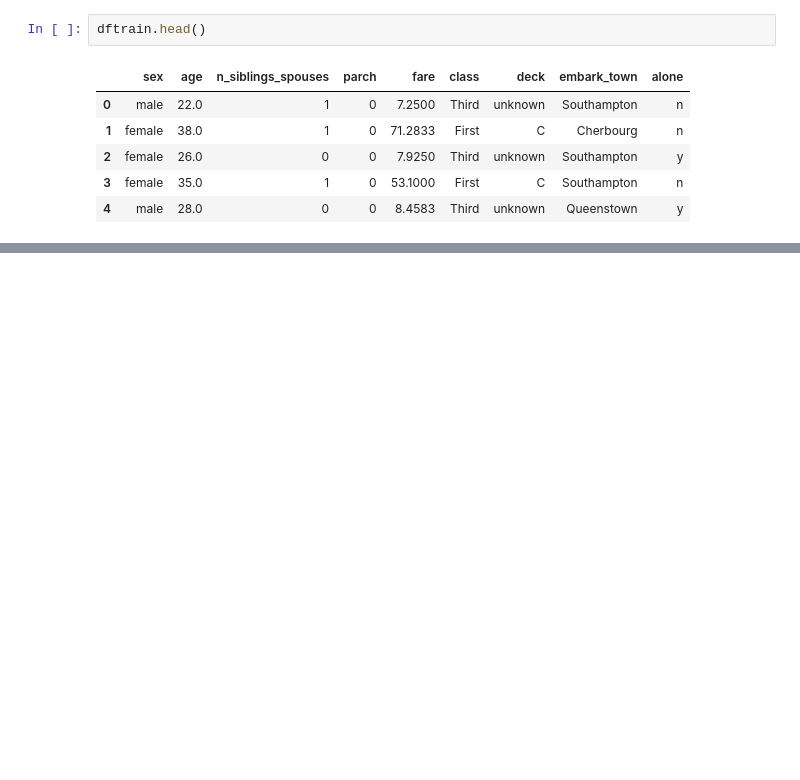
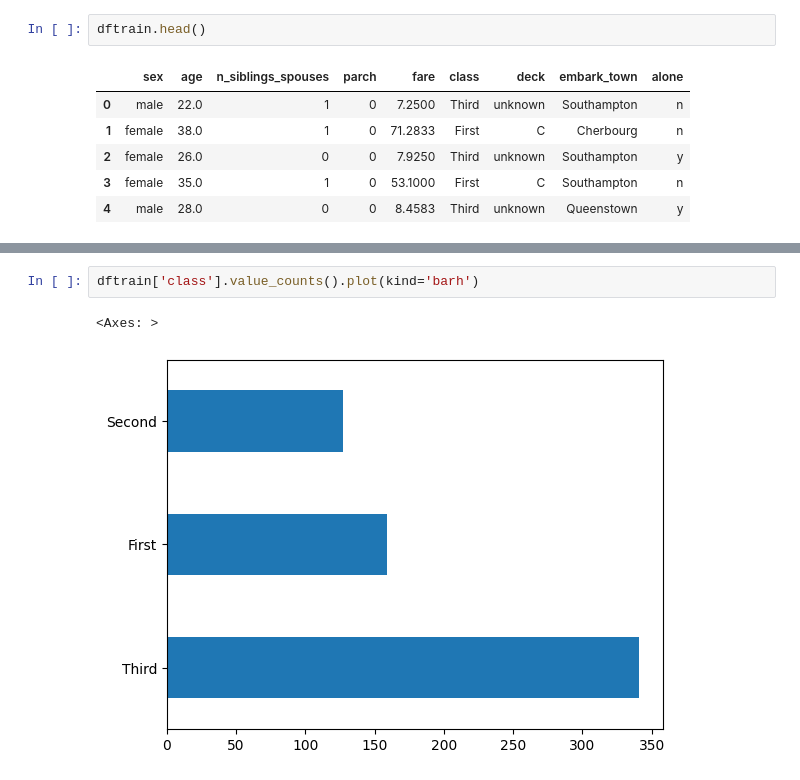
Before and after one commit to shahs3588/ML_with_Streamlit, a Jupyter notebook: learning_Algorithms.ipynb, the cells around one changed output, grey strips where cells are left out. Saved outputs shown, nothing was run; the diff lists cells and outputs as text; blank space fills up the shorter version.

```diff
--- a/learning_Algorithms.ipynb
+++ b/learning_Algorithms.ipynb
@@ -20,0 +137,5 @@ dftrain.head()
+# %%
+dftrain['class'].value_counts().plot(kind='barh')
+# %% [output]
+<Axes: >
+[figure, added]
```
Also changed, not shown: parts of 29 cells of this notebook.
